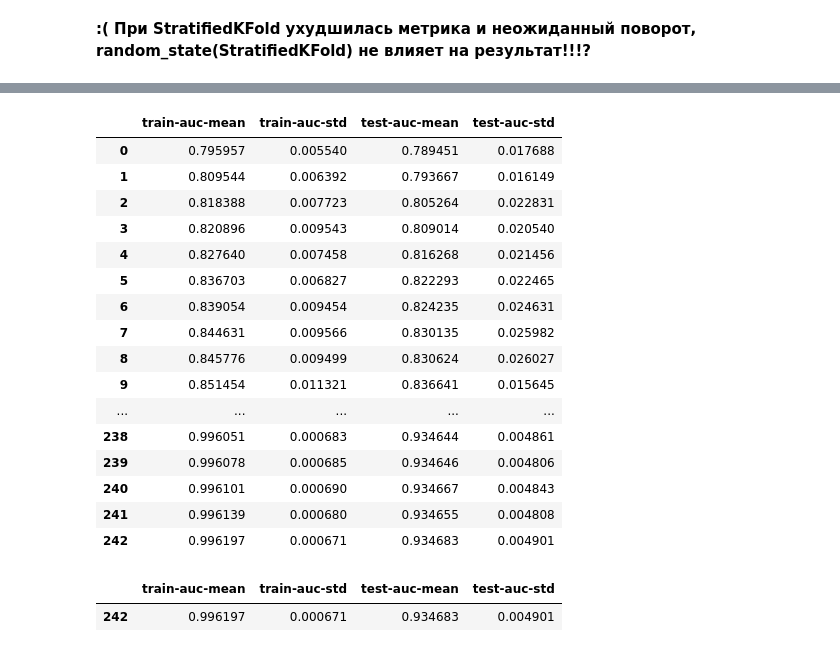
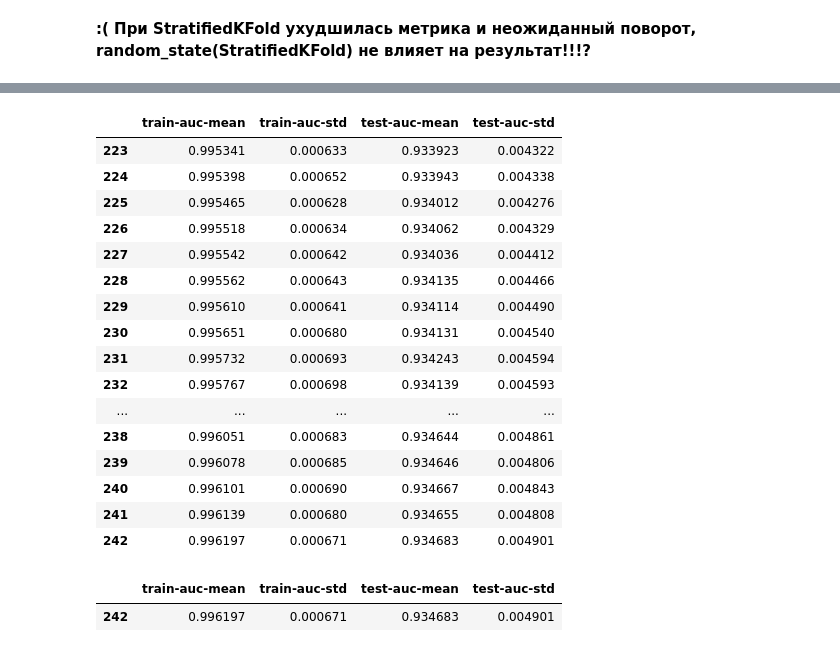
Before and after one commit to VitalyGladyshev/Python_for_DS, a Jupyter notebook: HW_02.ipynb, the cells around one changed output, grey strips where cells are left out. Drawn from its saved outputs; the diff is of its cells as text; code cells hidden in the pictures.

```diff
--- a/HW_02.ipynb
+++ b/HW_02.ipynb
@@ -709,6 +709,7 @@ model_1 = xgb.train(plst,
                     num_rounds,
                     watchlist,
 #                     feval='auc',
+                    verbose_eval=False,
                     early_stopping_rounds=10)
 
 print('best iter:',model_1.best_iteration)
@@ -805,11 +791,12 @@ xgtst_2 = xgb.DMatrix(x_test_2, label=y_test_2)
 watchlist  = [(xgtrain_2,'train'),(xgval_2,'eval')]
 
 model_2 = xgb.train(plst,
-                  xgtrain_2,
-                  num_rounds,
-                  watchlist,
-#                   feval='auc',
-                  early_stopping_rounds=10)
+                    xgtrain_2,
+                    num_rounds,
+                    watchlist,
+#                     feval='auc',
+                    verbose_eval=False,
+                    early_stopping_rounds=10)
 
 print('best ite:',model_2.best_iteration)
 print('best score:',model_2.best_score)
@@ -1227,6 +1199,6 @@ cv_results = xgb.cv(dtrain=data_dmatrix,
                     early_stopping_rounds=10,
                     metrics="auc",
                     as_pandas=True,
-                    verbose_eval=True,
-                    show_stdv=True,
+                    verbose_eval=False,
+                    show_stdv=False,
                     seed=1)
@@ -1251,17 +1205,17 @@ cv_results = xgb.cv(dtrain=data_dmatrix,
 # %%
-cv_results
+cv_results.tail(20)
 # %% [output]
 |  | train-auc-mean | train-auc-std | test-auc-mean | test-auc-std |
-| 0 | 0.795957 | 0.005540 | 0.789451 | 0.017688 |
-| 1 | 0.809544 | 0.006392 | 0.793667 | 0.016149 |
-| 2 | 0.818388 | 0.007723 | 0.805264 | 0.022831 |
-| 3 | 0.820896 | 0.009543 | 0.809014 | 0.020540 |
-| 4 | 0.827640 | 0.007458 | 0.816268 | 0.021456 |
-| 5 | 0.836703 | 0.006827 | 0.822293 | 0.022465 |
-| 6 | 0.839054 | 0.009454 | 0.824235 | 0.024631 |
-| 7 | 0.844631 | 0.009566 | 0.830135 | 0.025982 |
-| 8 | 0.845776 | 0.009499 | 0.830624 | 0.026027 |
-| 9 | 0.851454 | 0.011321 | 0.836641 | 0.015645 |
+| 223 | 0.995341 | 0.000633 | 0.933923 | 0.004322 |
+| 224 | 0.995398 | 0.000652 | 0.933943 | 0.004338 |
+| 225 | 0.995465 | 0.000628 | 0.934012 | 0.004276 |
+| 226 | 0.995518 | 0.000634 | 0.934062 | 0.004329 |
+| 227 | 0.995542 | 0.000642 | 0.934036 | 0.004412 |
+| 228 | 0.995562 | 0.000643 | 0.934135 | 0.004466 |
+| 229 | 0.995610 | 0.000641 | 0.934114 | 0.004490 |
+| 230 | 0.995651 | 0.000680 | 0.934131 | 0.004540 |
+| 231 | 0.995732 | 0.000693 | 0.934243 | 0.004594 |
+| 232 | 0.995767 | 0.000698 | 0.934139 | 0.004593 |
 | ... | ... | ... | ... | ... |
 | 238 | 0.996051 | 0.000683 | 0.934644 | 0.004861 |
 | 239 | 0.996078 | 0.000685 | 0.934646 | 0.004806 |
```
Also changed, not shown: parts of 6 cells of this notebook.
